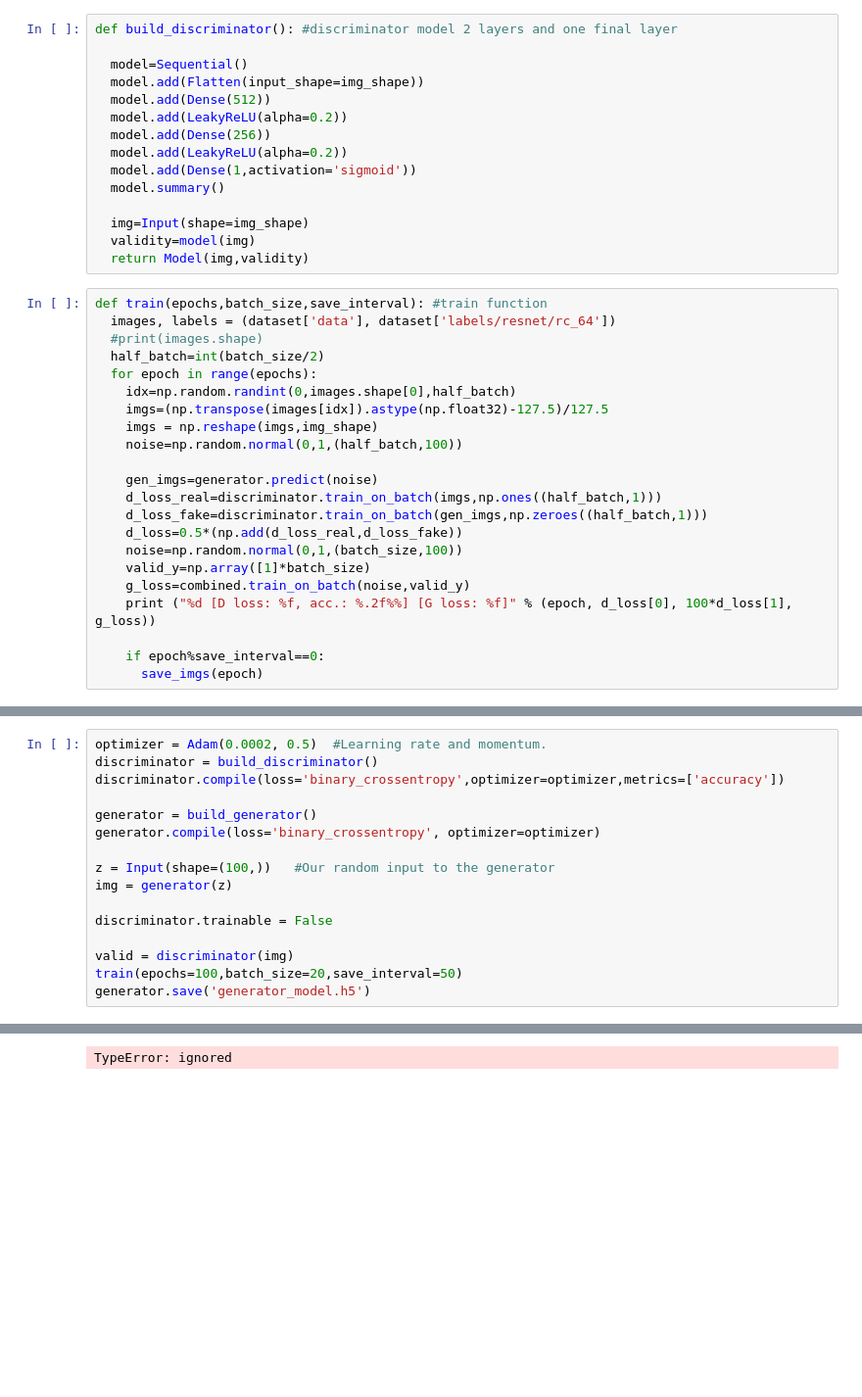
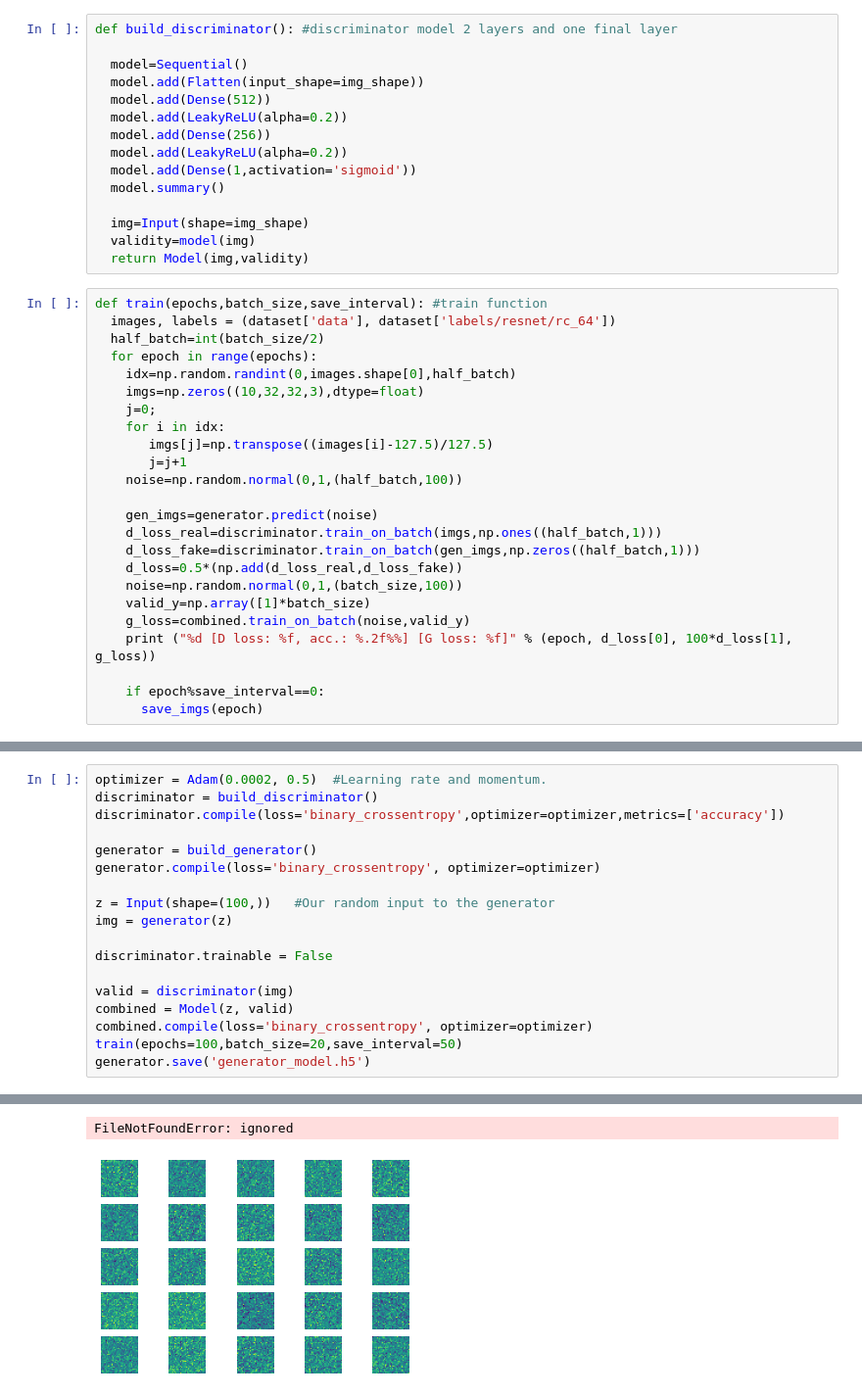
Before and after one commit to SIDHARTH06/AI_CLUB_LOGO_GEN_GAN, a Jupyter notebook: AIproject.ipynb, the cells around one changed output, grey strips where cells are left out. Shown: that part at 98% size. Drawn from its saved outputs; the diff is of its cells as text; blank space fills up the shorter version.

```diff
--- a/AIproject.ipynb
+++ b/AIproject.ipynb
@@ -63,17 +63,19 @@ def build_discriminator(): #discriminator model 2 layers and one final layer
 # %%
 def train(epochs,batch_size,save_interval): #train function
   images, labels = (dataset['data'], dataset['labels/resnet/rc_64'])
-  #print(images.shape)
   half_batch=int(batch_size/2)
   for epoch in range(epochs):
     idx=np.random.randint(0,images.shape[0],half_batch)
-    imgs=(np.transpose(images[idx]).astype(np.float32)-127.5)/127.5
-    imgs = np.reshape(imgs,img_shape)
+    imgs=np.zeros((10,32,32,3),dtype=float)
+    j=0;
+    for i in idx:
+       imgs[j]=np.transpose((images[i]-127.5)/127.5)
+       j=j+1
     noise=np.random.normal(0,1,(half_batch,100))
 
     gen_imgs=generator.predict(noise)
     d_loss_real=discriminator.train_on_batch(imgs,np.ones((half_batch,1)))
-    d_loss_fake=discriminator.train_on_batch(gen_imgs,np.zeroes((half_batch,1)))
+    d_loss_fake=discriminator.train_on_batch(gen_imgs,np.zeros((half_batch,1)))
     d_loss=0.5*(np.add(d_loss_real,d_loss_fake))
     noise=np.random.normal(0,1,(batch_size,100))
     valid_y=np.array([1]*batch_size)
@@ -114,6 +116,8 @@ img = generator(z)
 discriminator.trainable = False
 
 valid = discriminator(img)
+combined = Model(z, valid)
+combined.compile(loss='binary_crossentropy', optimizer=optimizer)
 train(epochs=100,batch_size=20,save_interval=50)
 generator.save('generator_model.h5')
 # %% [output]
@@ -137 +141,2 @@ _________________________________________________________________
-TypeError: ignored
+FileNotFoundError: ignored
+[figure, added]
```
Also changed, not shown: parts of 2 cells of this notebook.
